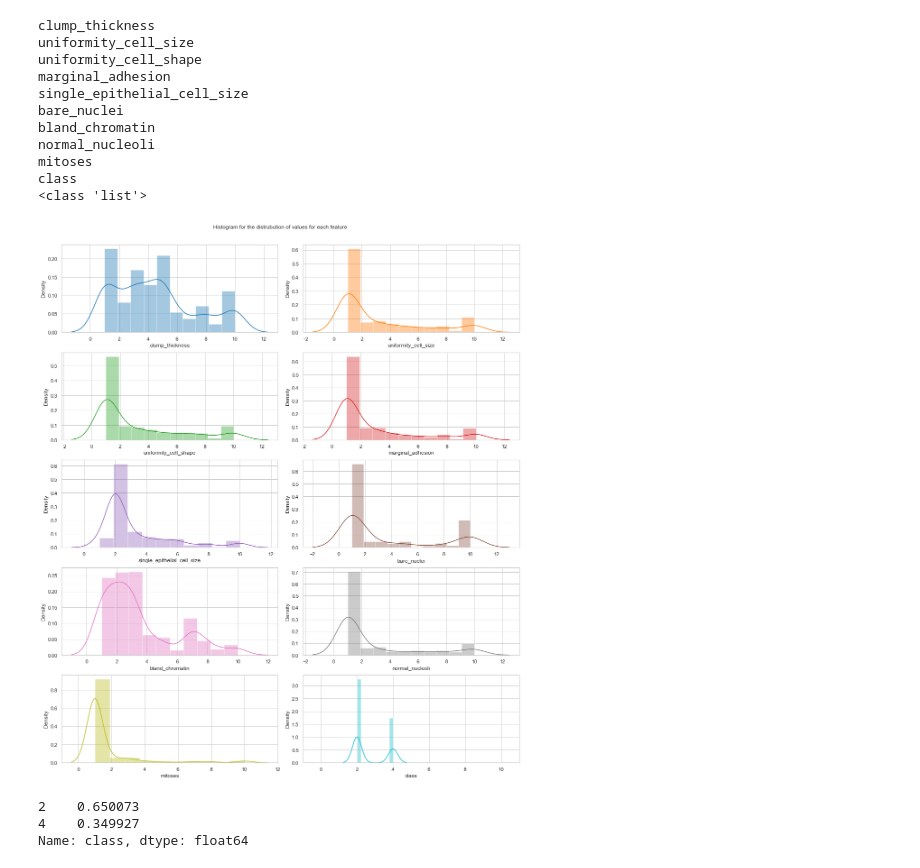
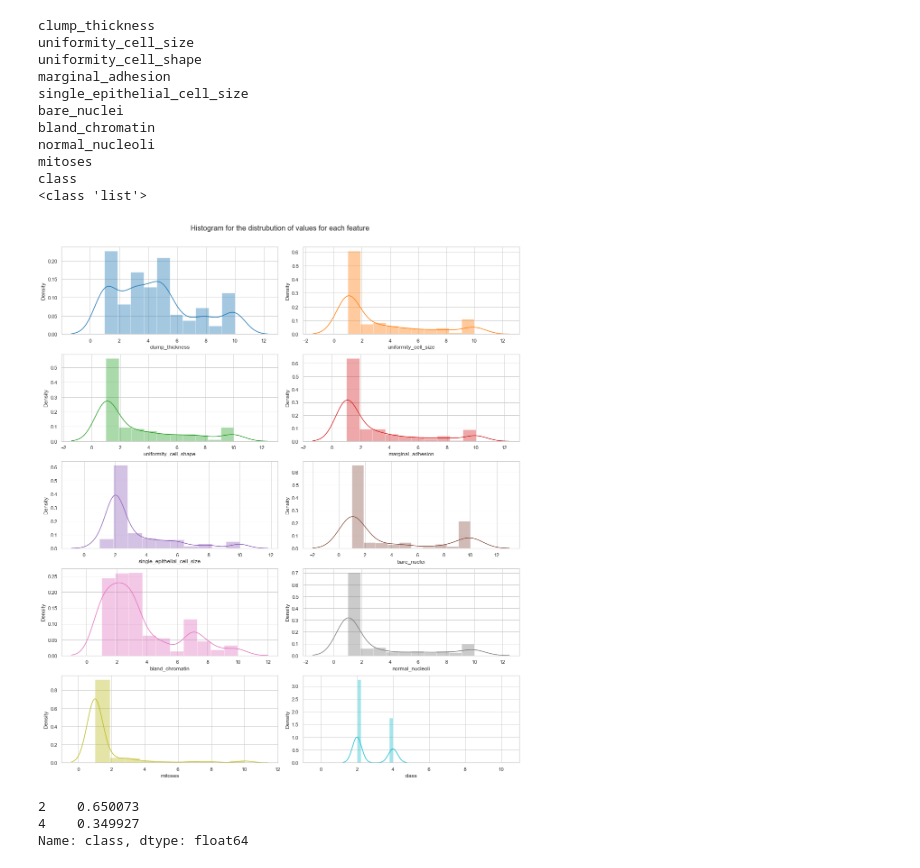
Before and after one commit to rromang/breast_cancer_classification, a Jupyter notebook: notebooks/initial.ipynb, the cells around one changed output. Cells and saved outputs as stored; diff of their text form; code cells hidden in the pictures.

```diff
--- a/notebooks/initial.ipynb
+++ b/notebooks/initial.ipynb
@@ -218,25 +218,25 @@ def sns_displot(x,ax,**plt_kwargs):
 # %%
 #create multiple subplots to see the distribution of values for each feature
 #----------------------------------------------
 fig, axs = plt.subplots(5,2,\
     figsize=(15,17),sharey=False)
-plt.suptitle('Histogram for the distrubution of values for each feature', y=1.01)
+plt.suptitle('Histogram for the distrubution of values for each feature', y=1.01, fontsize=16)
 plt.xlim((-1,11))
 ((ax1, ax2), (ax3, ax4), (ax5, ax6), (ax7, ax8), (ax9, ax10))=axs
 
 ax_lst = list(tuple(chain.from_iterable(axs)))
 
 colors = ['tab:blue','tab:orange','tab:green','tab:red','tab:purple','tab:brown',\
     'tab:pink','tab:gray','tab:olive','tab:cyan']
 
 for i in range(len(names)):
     sns_displot([df_dropped[str(names[i])]], ax=ax_lst[i], bins=10, color=colors[i], axlabel=names[i])
 
 plt.tight_layout()
 fig.savefig('../images/exploratory_analysis/histograms.png', bbox_inches='tight',dpi=600)
 plt.show()
 # %% [output]
-[figure, old version]
+[figure, new version]
 # %%
 #define probability mass function
 #----------------------------------------------
```
Also changed, not shown: parts of 5 cells of this notebook, 1 other file.
